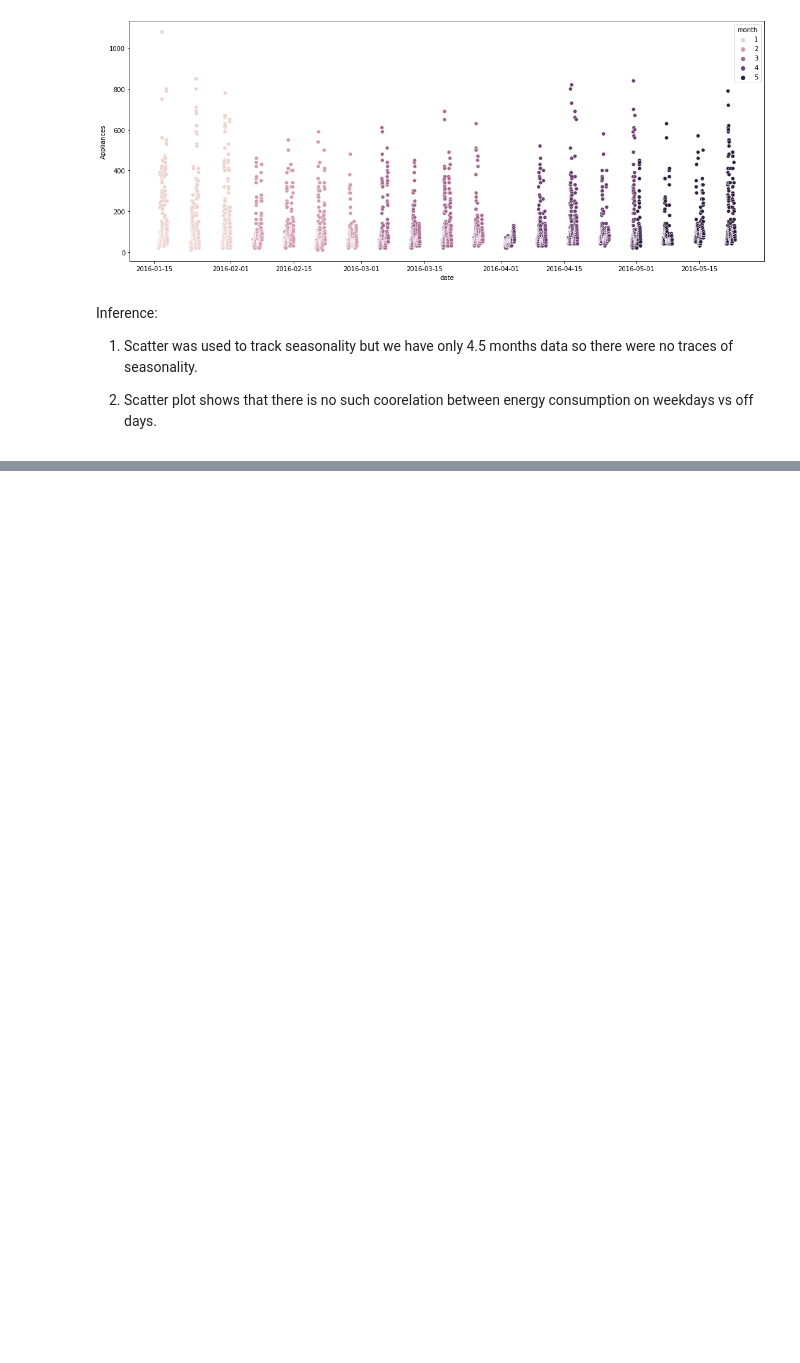
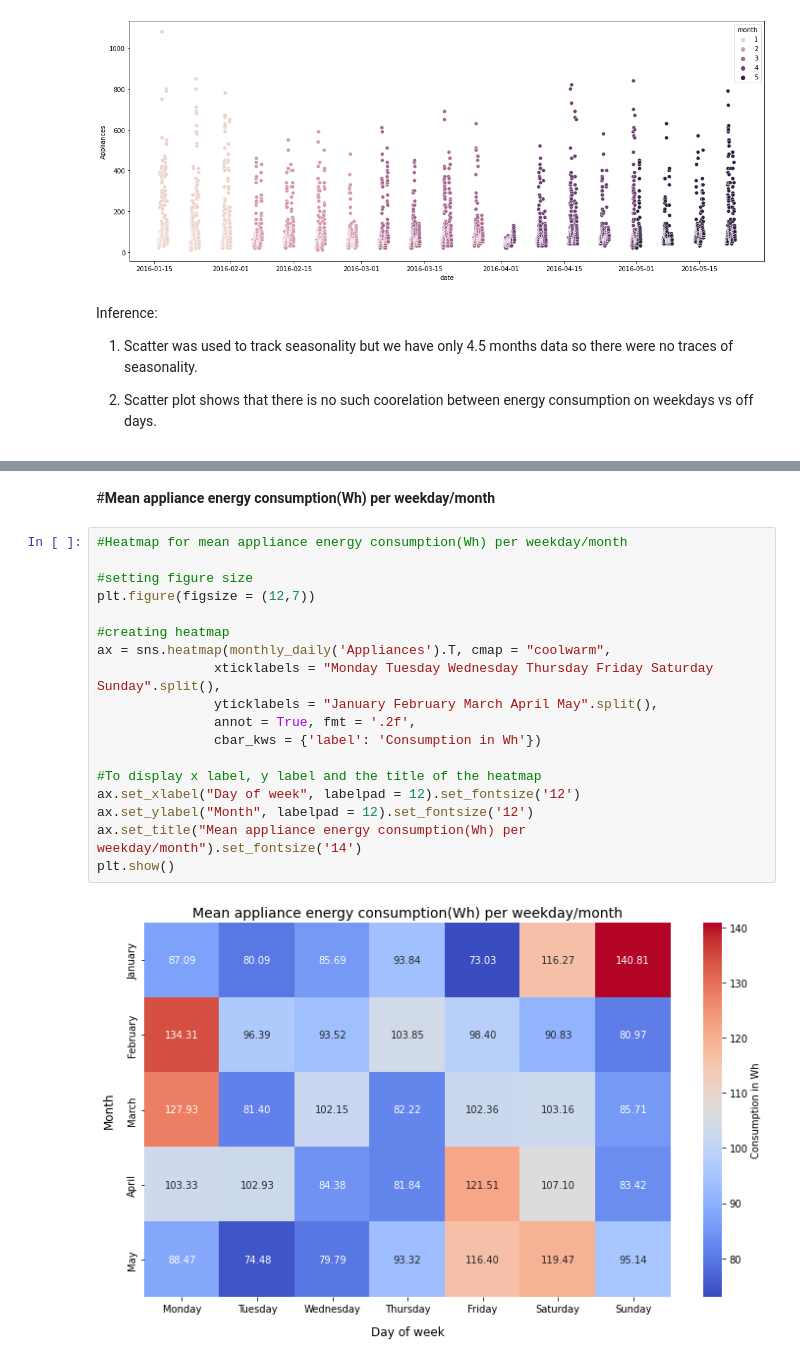
Before and after one commit to Akshadanair/Appliances-Energy-Prediction, a Jupyter notebook: Appliances_Energy_Prediction.ipynb, the cells around one changed output, grey strips where cells are left out. Saved outputs shown, nothing was run; the diff lists cells and outputs as text; blank space fills up the shorter version.

```diff
--- a/Appliances_Energy_Prediction.ipynb
+++ b/Appliances_Energy_Prediction.ipynb
@@ -373,0 +461,22 @@ Inference:
+# %% [markdown]
+#**Mean appliance energy consumption(Wh) per weekday/month**
+# %%
+#Heatmap for mean appliance energy consumption(Wh) per weekday/month
+
+#setting figure size
+plt.figure(figsize = (12,7))
+
+#creating heatmap
+ax = sns.heatmap(monthly_daily('Appliances').T, cmap = "coolwarm",
+               xticklabels = "Monday Tuesday Wednesday Thursday Friday Saturday Sunday".split(),
+               yticklabels = "January February March April May".split(),
+               annot = True, fmt = '.2f',
+               cbar_kws = {'label': 'Consumption in Wh'})
+
+#To display x label, y label and the title of the heatmap
+ax.set_xlabel("Day of week", labelpad = 12).set_fontsize('12')
+ax.set_ylabel("Month", labelpad = 12).set_fontsize('12')
+ax.set_title("Mean appliance energy consumption(Wh) per weekday/month").set_fontsize('14')
+plt.show()
+# %% [output]
+[figure, added]
```
Also changed, not shown: parts of 16 cells of this notebook.
